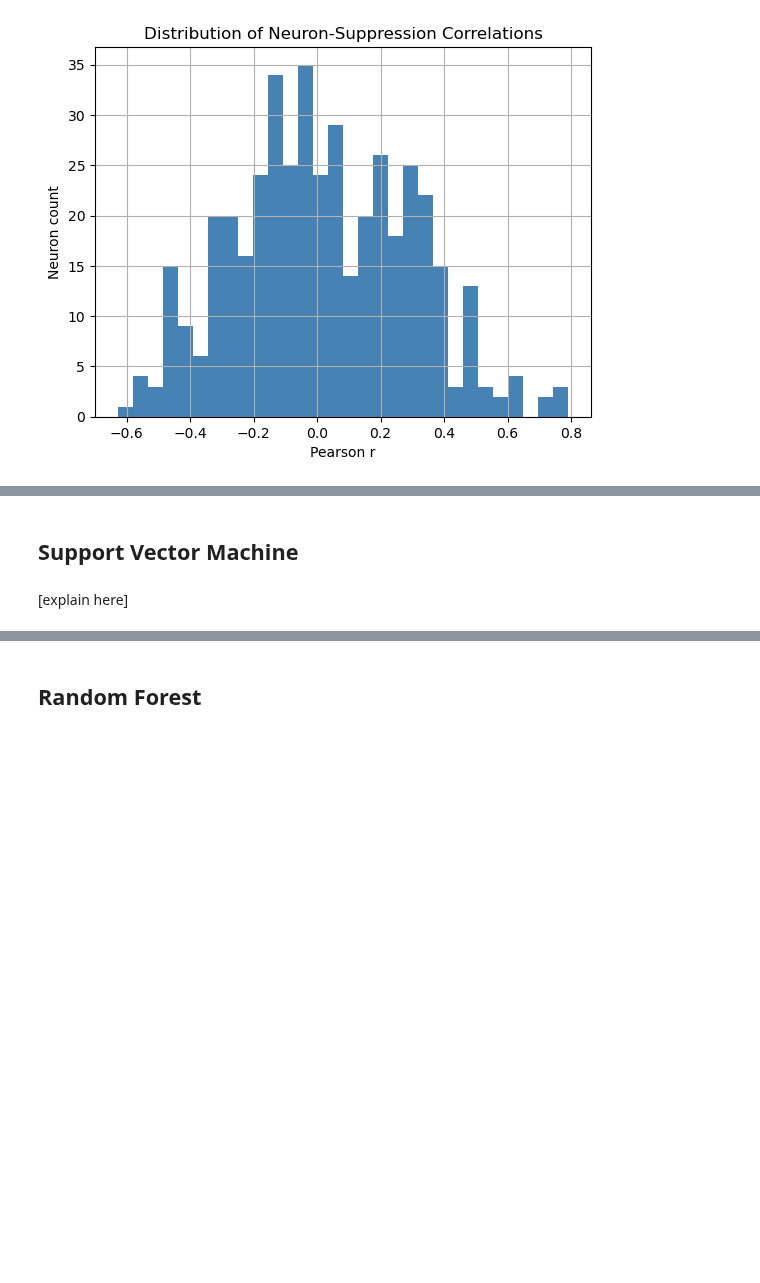
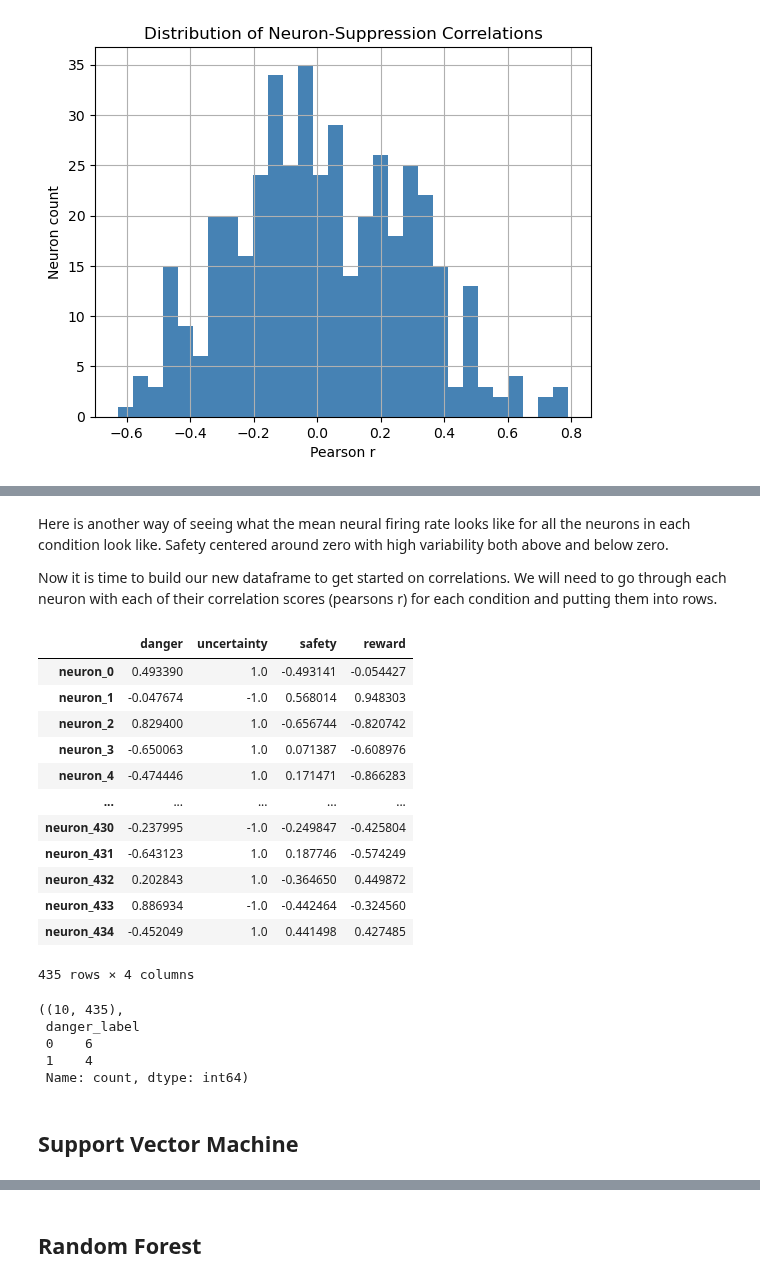
Before and after one commit to JHCelaya/FearDecoding, a Jupyter notebook: ProjectFinal.ipynb, the cells around one changed output, grey strips where cells are left out. Cells and saved outputs as stored; diff of their text form; code cells hidden in the pictures; blank space fills up the shorter version.

```diff
--- a/ProjectFinal.ipynb
+++ b/ProjectFinal.ipynb
@@ -289,0 +342,37 @@ We will need to explore if each of the conditions are able to be decoded. Since
+# %% [markdown]
+Here is another way of seeing what the mean neural firing rate looks like for all the neurons in each condition look like. Safety centered around zero with high variability both above and below zero.
+
+Now it is time to build our new dataframe to get started on correlations. We will need to go through each neuron with each of their correlation scores (pearsons r) for each condition and putting them into rows.
+# %%
+from scipy.stats import pearsonr
+
+# Subset neuron columns
+neuron_cols = [col for col in df.columns if col.startswith('neuron_')]
+
+# Group by cue type
+correlation_results = {}
+for cue in df['cue_type'].unique():
+    sub = df[df['cue_type'] == cue]
+    correlations = {
+        neuron: pearsonr(sub[neuron], sub['suppression_mean'])[0]
+        for neuron in neuron_cols
+    }
+    correlation_results[cue] = correlations
+
+# Convert to DataFrame for heatmap or ranking
+correlation_df = pd.DataFrame(correlation_results)
+correlation_df
+# %% [output]
+|  | danger | uncertainty | safety | reward |
+| neuron_0 | 0.493390 | 1.0 | -0.493141 | -0.054427 |
+| neuron_1 | -0.047674 | -1.0 | 0.568014 | 0.948303 |
+| neuron_2 | 0.829400 | 1.0 | -0.656744 | -0.820742 |
+| neuron_3 | -0.650063 | 1.0 | 0.071387 | -0.608976 |
+| neuron_4 | -0.474446 | 1.0 | 0.171471 | -0.866283 |
+| ... | ... | ... | ... | ... |
+| neuron_430 | -0.237995 | -1.0 | -0.249847 | -0.425804 |
+| neuron_431 | -0.643123 | 1.0 | 0.187746 | -0.574249 |
+| neuron_432 | 0.202843 | 1.0 | -0.364650 | 0.449872 |
+| neuron_433 | 0.886934 | -1.0 | -0.442464 | -0.324560 |
+| neuron_434 | -0.452049 | 1.0 | 0.441498 | 0.427485 |
+435 rows × 4 columns
@@ -290,4 +388,34 @@ We will need to explore if each of the conditions are able to be decoded. Since
+# %%
+
+# Rebuild base DataFrame
+X_firing = fire_data.mean(axis=1)
+neuron_cols = [f"neuron_{i}" for i in range(X_firing.shape[1])]
+df = pd.DataFrame(X_firing, columns=neuron_cols)
+df['trial'] = np.arange(X_firing.shape[0])
+df['suppression_mean'] = cer_data.mean(axis=(1, 2))
+
+# Add cue label and type
+from scipy.stats import mode
+cue_labels = mode(tag[:, 0, :], axis=1).mode.flatten().astype(int)
+cue_map = {1: 'danger', 2: 'uncertainty', 3: 'safety', 4: 'reward'}
+df['cue_label'] = cue_labels
+df['cue_type'] = df['cue_label'].map(cue_map)
+
+# Filter to danger and safety trials only
+df_filtered = df[df['cue_label'].isin([1, 3])].copy()
+df_filtered['danger_label'] = (df_filtered['cue_label'] == 1).astype(int)
+
+# Extract features and labels
+X = df_filtered[[col for col in df.columns if col.startswith('neuron_')]]
+y = df_filtered['danger_label']
+
+# Output shape and class balance
+X.shape, y.value_counts()
+# %% [output]
+((10, 435),
+ danger_label
+ 0    6
+ 1    4
+ Name: count, dtype: int64)
 # %% [markdown]
 ## Support Vector Machine
-# %% [markdown]
-[explain here]
```
Also changed, not shown: parts of 16 cells of this notebook, 1 other file.
